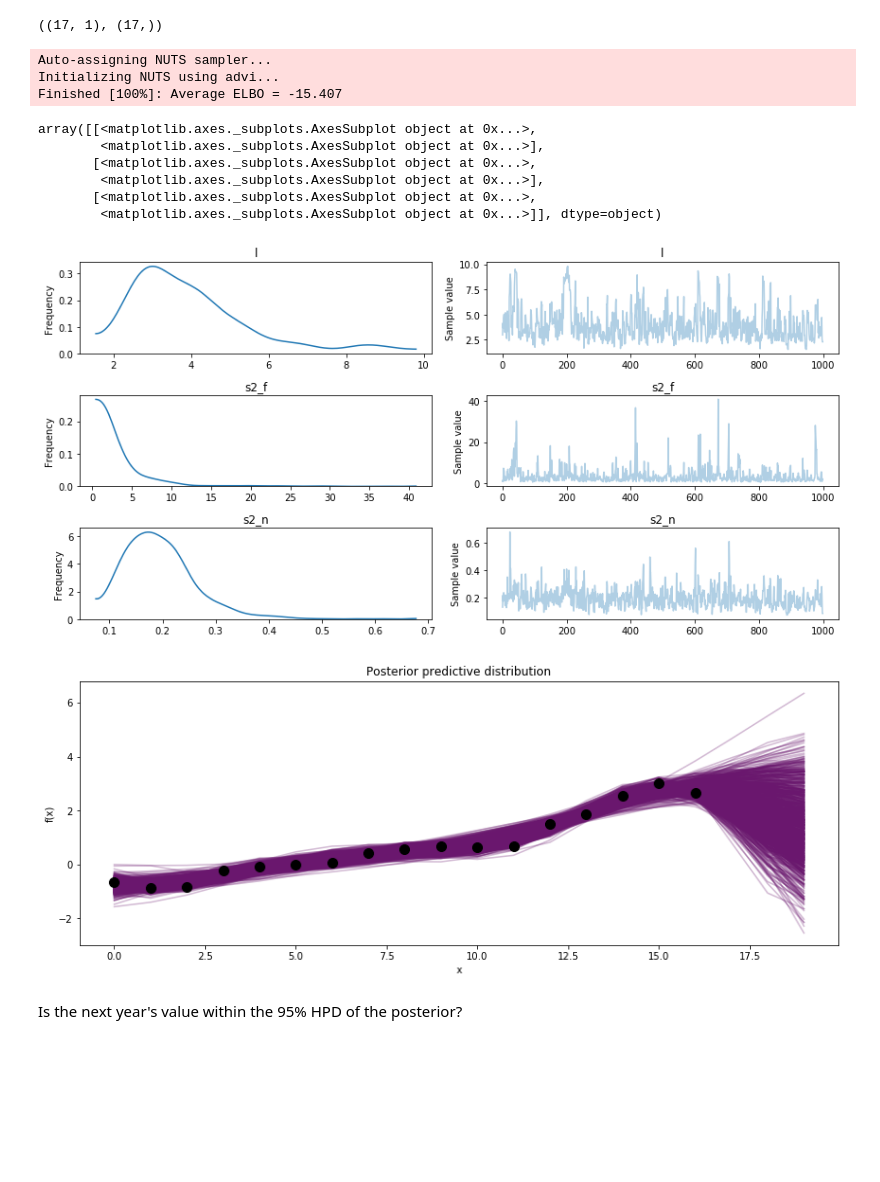
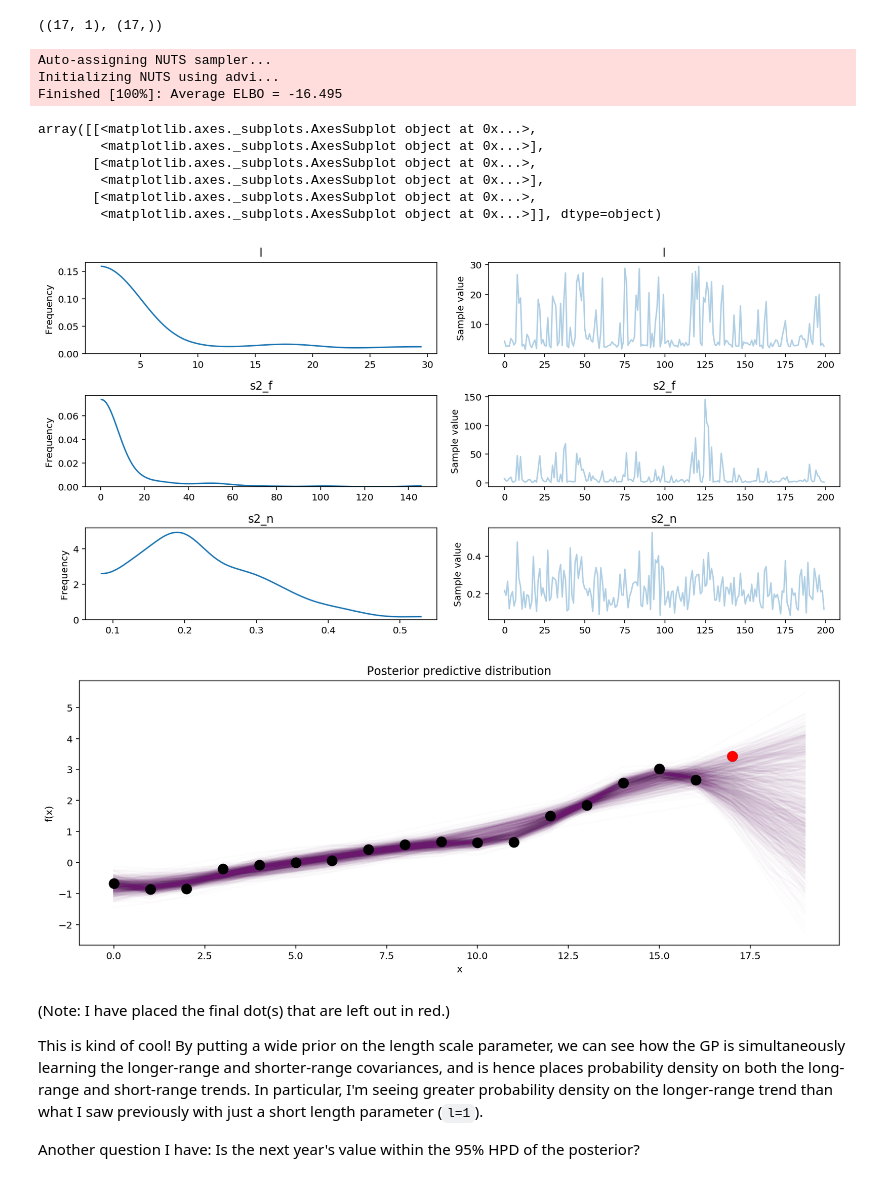
Before and after one commit to ericmjl/autoencoders, a Jupyter notebook: gaussian-process-regression.ipynb, the cells around one changed output. Saved outputs shown, nothing was run; the diff lists cells and outputs as text; code cells hidden in the pictures; blank space fills up the shorter version.

```diff
--- a/gaussian-process-regression.ipynb
+++ b/gaussian-process-regression.ipynb
@@ -64,4 +65,7 @@ array([ -6.67016230e-01,  -8.53864137e-01,  -8.40666575e-01,
 X = np.arange(len(df.groupby('years').mean().index[:-steps])).reshape(-1, 1)
 # Y = df.groupby('years').mean()['Means 0'].values
 Y = df.groupby('years').mean()['Means 1'].values[:-steps]
+
+allX = np.arange(len(df.groupby('years').mean().index)).reshape(-1, 1)
+allY = df.groupby('years').mean()['Means 1'].values
 # %%
@@ -73,7 +77,7 @@ X.shape, Y.shape
 # %%
 # Model specification. We use PyMC3's GP example as the basis for this.
 with pm.Model() as model:
-    l = pm.Uniform('l', 0, 10)
+    l = pm.Uniform('l', 0, 30)
 
     # Covariance function
     log_s2_f = pm.Uniform('log_s2_f', lower=-10, upper=5)
@@ -92,10 +96,10 @@ with model:
 # %% [output]
 Auto-assigning NUTS sampler...
 Initializing NUTS using advi...
-Finished [100%]: Average ELBO = -15.407
+Finished [100%]: Average ELBO = -16.495
 # %%
 # Traceplot.
-pm.traceplot(trace[1000:], varnames=['l', 's2_f', 's2_n'])
+pm.traceplot(trace[::10], varnames=['l', 's2_f', 's2_n'])
 # %% [output]
 array([[<matplotlib.axes._subplots.AxesSubplot object at 0x...>,
         <matplotlib.axes._subplots.AxesSubplot object at 0x...>],
@@ -103,7 +107,7 @@ array([[<matplotlib.axes._subplots.AxesSubplot object at 0x...>,
         <matplotlib.axes._subplots.AxesSubplot object at 0x...>],
        [<matplotlib.axes._subplots.AxesSubplot object at 0x...>,
         <matplotlib.axes._subplots.AxesSubplot object at 0x...>]], dtype=object)
-[figure, old version]
+[figure, new version]
 # %%
 # Most important: sample from posterior.
 Z = np.linspace(0, 19, 20)[:, None]
@@ -112,16 +116,21 @@ with model:
 # %%
 # Plot posterior
 fig, ax = plt.subplots(figsize=(14,5))
 
-[ax.plot(Z, x, color=cm(0.3), alpha=0.3) for x in gp_samples]
+[ax.plot(Z, x, color=cm(0.3), alpha=0.01) for x in gp_samples]
 # overlay the observed data
-ax.plot(X, Y, 'ok', ms=10);
+ax.plot(allX, allY, 'ok', ms=10);
+ax.plot(allX[-steps:], allY[-steps:], 'or', ms=10)
 ax.set_xlabel("x");
 ax.set_ylabel("f(x)");
 ax.set_title("Posterior predictive distribution");
 # %% [output]
-[figure, old version]
+[figure, new version]
-# %% [markdown]
-Is the next year's value within the 95% HPD of the posterior?
+# %% [markdown]
+(Note: I have placed the final dot(s) that are left out in red.)
+
+This is kind of cool! By putting a wide prior on the length scale parameter, we can see how the GP is simultaneously learning the longer-range and shorter-range covariances, and is hence places probability density on both the long-range and short-range trends. In particular, I'm seeing greater probability density on the longer-range trend than what I saw previously with just a short length parameter (`l=1`).
+
+Another question I have: Is the next year's value within the 95% HPD of the posterior?
 # %%
 # Q: is the next year within the 95% HPD of posterior?
```
Also changed, not shown: parts of 7 cells of this notebook, 1 other file.
